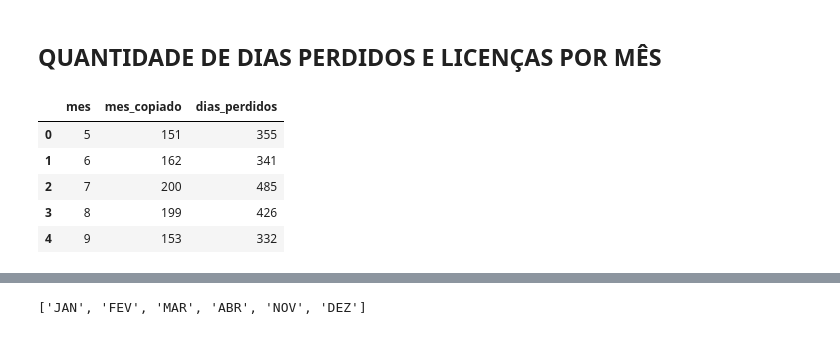
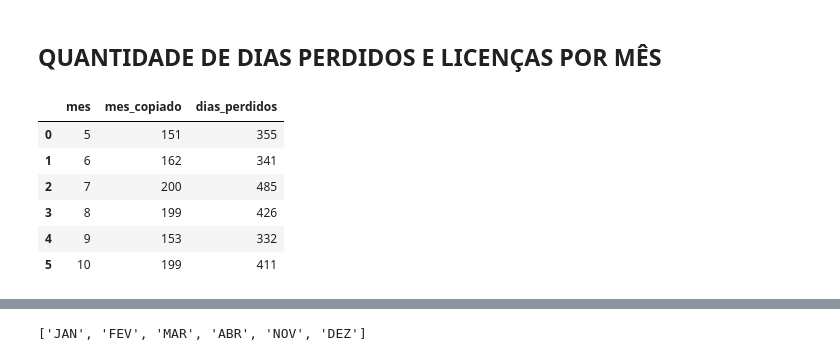
Before and after one commit to pamelaotero/servico_medico, a Jupyter notebook: servico_medico.ipynb, the cells around one changed output, grey strips where cells are left out. Drawn from its saved outputs; the diff is of its cells as text; code cells hidden in the pictures.

```diff
--- a/servico_medico.ipynb
+++ b/servico_medico.ipynb
@@ -131,14 +80,15 @@ df_atestados_meses['mes_copiado'] = df_atestados_meses['mes']
 # %%
 df_atestados_meses = df_atestados_meses.groupby('mes', as_index = False).agg({'mes_copiado': 'count','dias_perdidos':'sum'})
 # %%
-df_atestados_meses.head()
+df_atestados_meses
 # %% [output]
 |  | mes | mes_copiado | dias_perdidos |
 | 0 | 5 | 151 | 355 |
 | 1 | 6 | 162 | 341 |
 | 2 | 7 | 200 | 485 |
 | 3 | 8 | 199 | 426 |
 | 4 | 9 | 153 | 332 |
+| 5 | 10 | 199 | 411 |
 # %%
 df_atestados_meses.rename(columns = {'mes_copiado':'QTE DE LICENÇAS MÉDICAS','dias_perdidos':'QTE DIAS PERDIDOS'}, inplace = True)
 # %%
```
Also changed, not shown: parts of 80 cells of this notebook.
